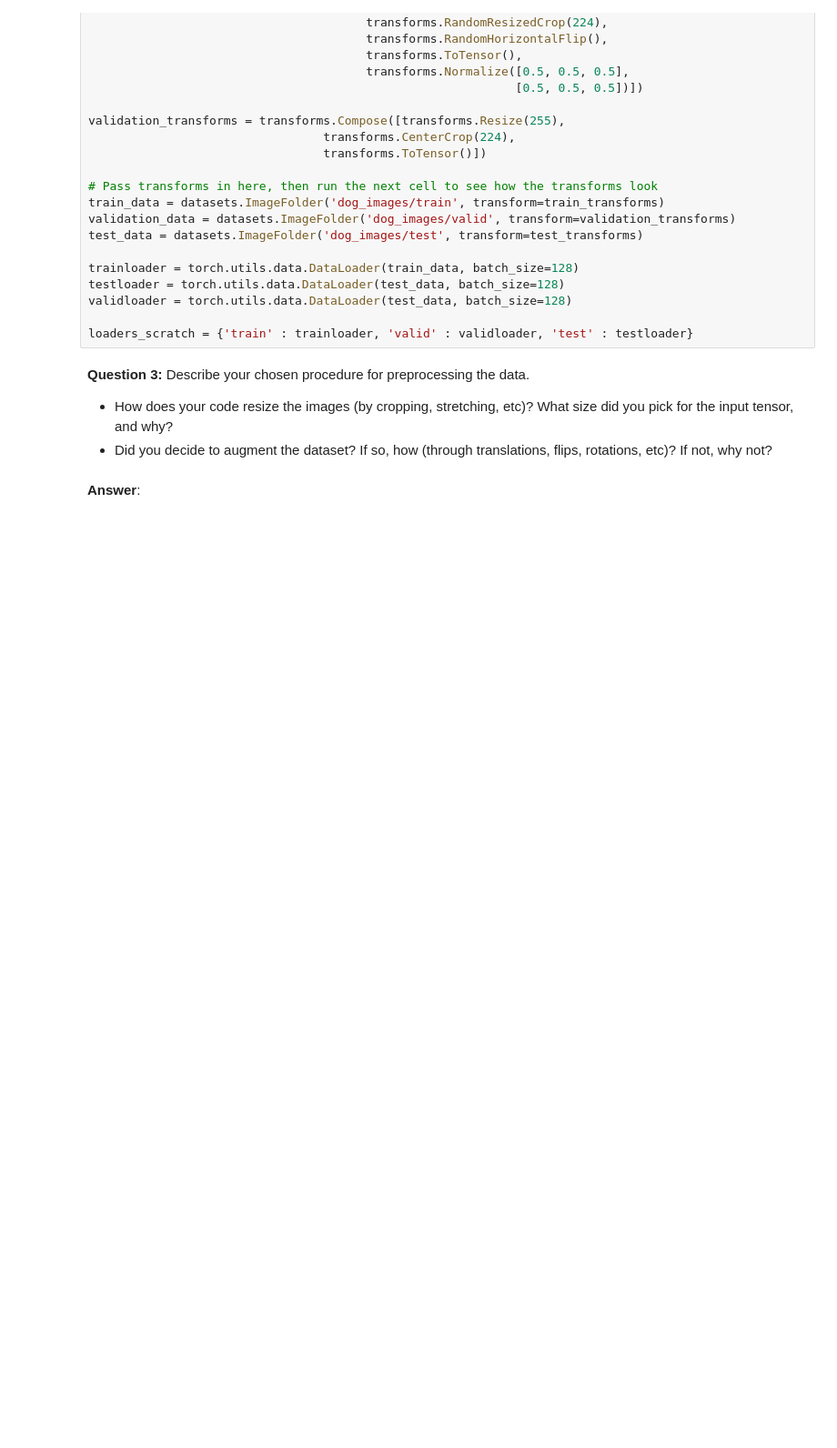
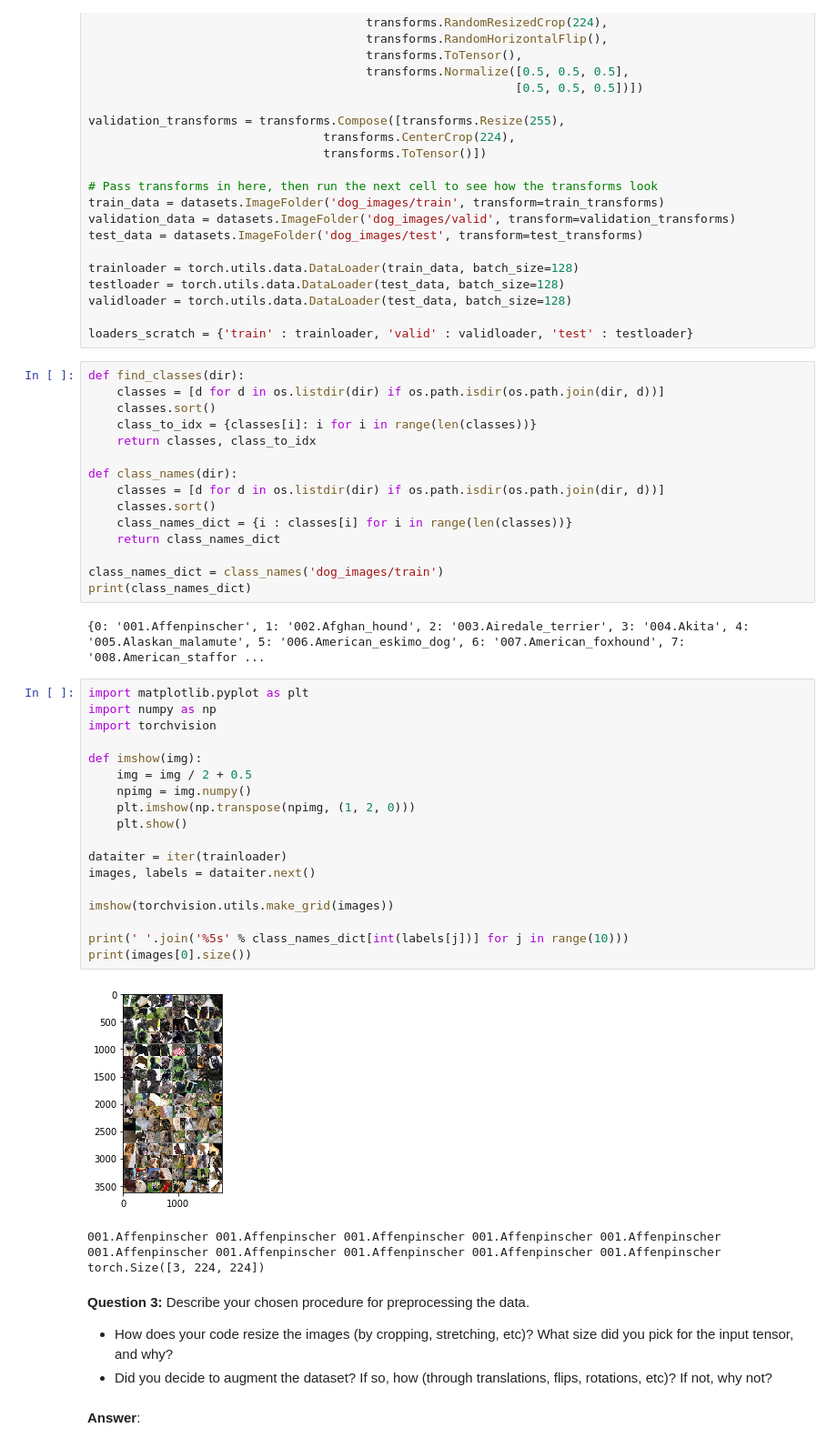
Before and after one commit to lumartin/cnn-dog-breed-classifier, a Jupyter notebook: dog_app.ipynb, the cells around one changed output. Shown at 91% size. Drawn from its saved outputs; the diff is of its cells as text; blank space fills up the shorter version.

```diff
--- a/dog_app.ipynb
+++ b/dog_app.ipynb
@@ -332,6 +332,45 @@ testloader = torch.utils.data.DataLoader(test_data, batch_size=128)
 validloader = torch.utils.data.DataLoader(test_data, batch_size=128)
 
 loaders_scratch = {'train' : trainloader, 'valid' : validloader, 'test' : testloader}
+# %%
+def find_classes(dir):
+    classes = [d for d in os.listdir(dir) if os.path.isdir(os.path.join(dir, d))]
+    classes.sort()
+    class_to_idx = {classes[i]: i for i in range(len(classes))}
+    return classes, class_to_idx
+
+def class_names(dir):
+    classes = [d for d in os.listdir(dir) if os.path.isdir(os.path.join(dir, d))]
+    classes.sort()
+    class_names_dict = {i : classes[i] for i in range(len(classes))}
+    return class_names_dict
+
+class_names_dict = class_names('dog_images/train')
+print(class_names_dict)
+# %% [output]
+{0: '001.Affenpinscher', 1: '002.Afghan_hound', 2: '003.Airedale_terrier', 3: '004.Akita', 4: '005.Alaskan_malamute', 5: '006.American_eskimo_dog', 6: '007.American_foxhound', 7: '008.American_staffor ...
+# %%
+import matplotlib.pyplot as plt
+import numpy as np
+import torchvision
+
+def imshow(img):
+    img = img / 2 + 0.5
+    npimg = img.numpy()
+    plt.imshow(np.transpose(npimg, (1, 2, 0)))
+    plt.show()
+
+dataiter = iter(trainloader)
+images, labels = dataiter.next()
+
+imshow(torchvision.utils.make_grid(images))
+
+print(' '.join('%5s' % class_names_dict[int(labels[j])] for j in range(10)))
+print(images[0].size())
+# %% [output]
+[figure, added]
+001.Affenpinscher 001.Affenpinscher 001.Affenpinscher 001.Affenpinscher 001.Affenpinscher 001.Affenpinscher 001.Affenpinscher 001.Affenpinscher 001.Affenpinscher 001.Affenpinscher
+torch.Size([3, 224, 224])
 # %% [markdown]
 **Question 3:** Describe your chosen procedure for preprocessing the data.
 - How does your code resize the images (by cropping, stretching, etc)?  What size did you pick for the input tensor, and why?
```
Also changed, not shown: parts of 5 cells of this notebook.
